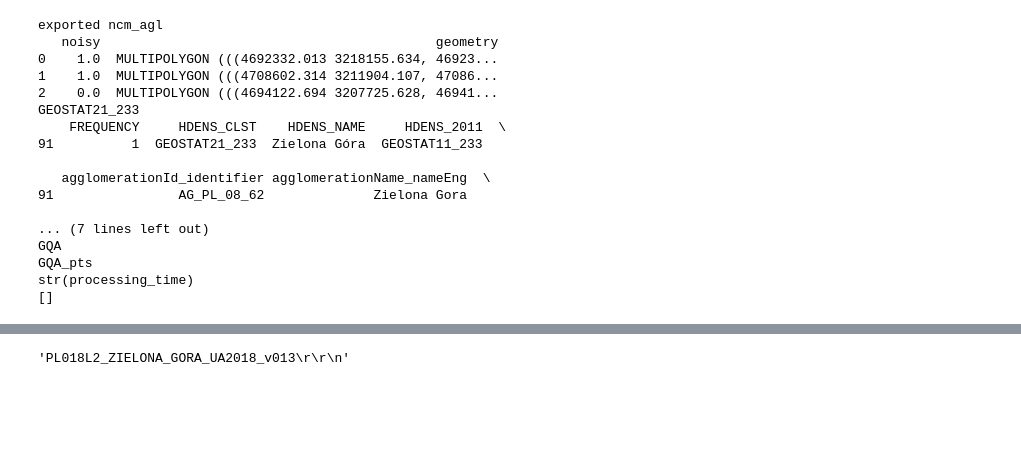
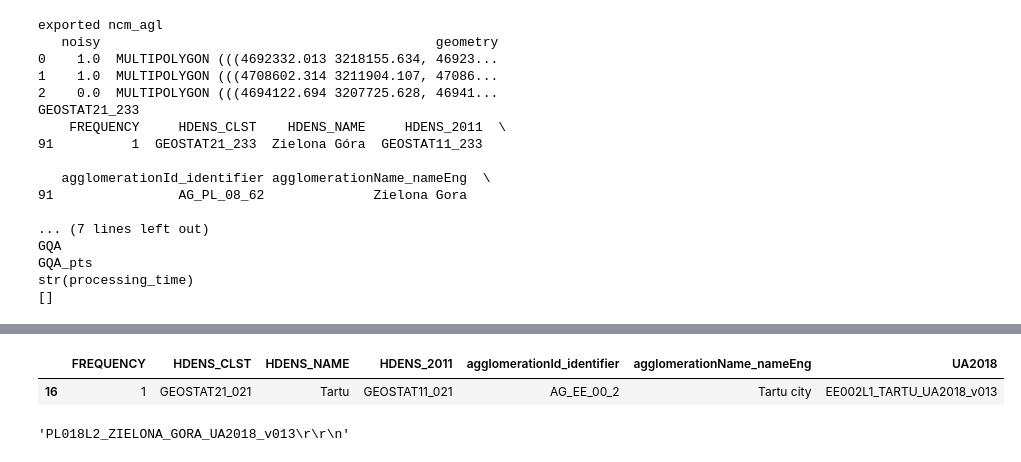
Before and after one commit to ubachr/GQA, a Jupyter notebook: example_usage_all_Viena.ipynb, the cells around one changed output, grey strips where cells are left out. Saved outputs shown, nothing was run; the diff lists cells and outputs as text; code cells hidden in the pictures; blank space fills up the shorter version.

```diff
--- a/example_usage_all_Viena.ipynb
+++ b/example_usage_all_Viena.ipynb
@@ -604,6 +600,11 @@ codes.query(f'HDENS_CLST == "{uc_city_code}"')
 # %% [output]
 |  | FREQUENCY | HDENS_CLST | HDENS_NAME | HDENS_2011 | agglomerationId_identifier | agglomerationName_nameEng | UA2018 |
 | 91 | 1 | GEOSTAT21_233 | Zielona Góra | GEOSTAT11_233 | AG_PL_08_62 | Zielona Gora | PL018L2_ZIELONA_GORA_UA2018_v013\... |
+# %%
+codes.query(f'HDENS_CLST == "GEOSTAT21_021"')
+# %% [output]
+|  | FREQUENCY | HDENS_CLST | HDENS_NAME | HDENS_2011 | agglomerationId_identifier | agglomerationName_nameEng | UA2018 |
+| 16 | 1 | GEOSTAT21_021 | Tartu | GEOSTAT11_021 | AG_EE_00_2 | Tartu city | EE002L1_TARTU_UA2018_v013 |
 # %%
 ua_city_string
 # %% [output]
```
Also changed, not shown: parts of 1 cell of this notebook, 8 other files.
